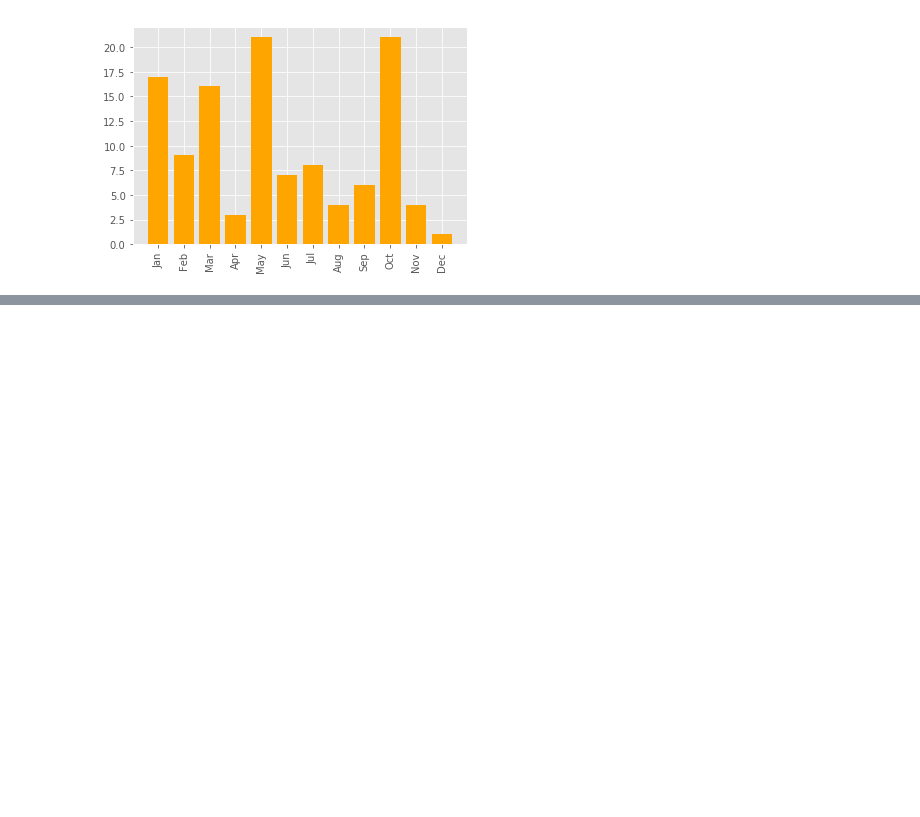
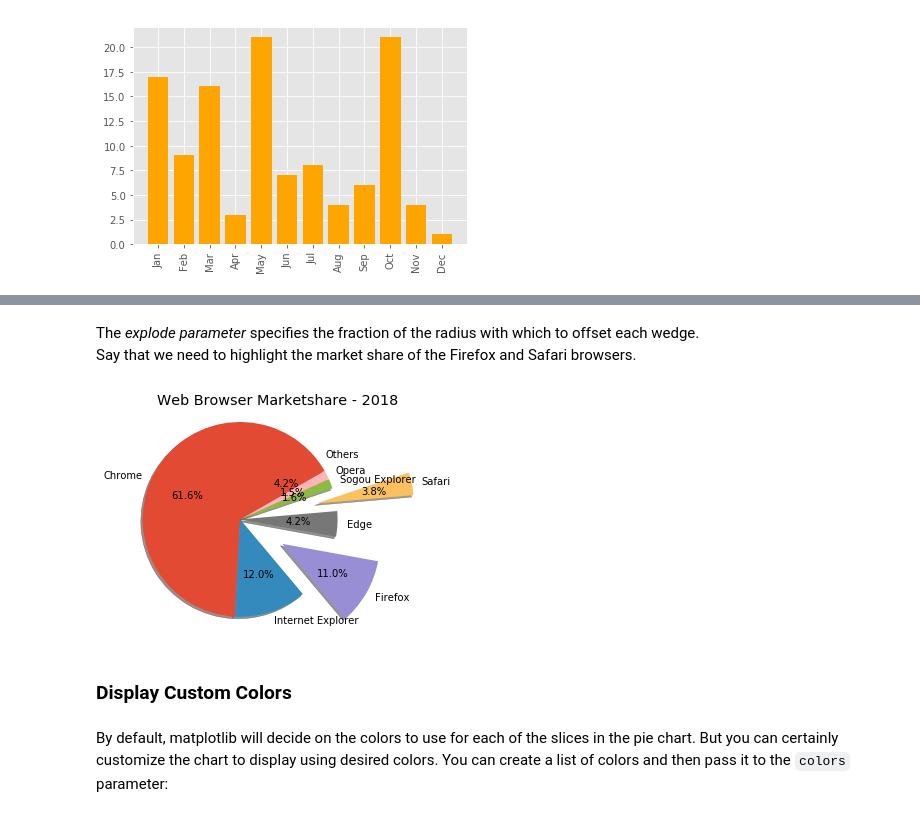
Before and after one commit to Adachika/python-machine-learning, a Jupyter notebook: 04_data_visualization_using_matplotlib.ipynb, the cells around one changed output, grey strips where cells are left out. Cells and saved outputs as stored; diff of their text form; code cells hidden in the pictures; blank space fills up the shorter version.

```diff
--- a/04_data_visualization_using_matplotlib.ipynb
+++ b/04_data_visualization_using_matplotlib.ipynb
@@ -207,0 +260,26 @@ plt.show()
+# %% [markdown]
+The _explode parameter_ specifies the fraction of the radius with which to offset each wedge.
+Say that we need to highlight the market share of the Firefox and Safari browsers.
+# %%
+explode = (0,0,0.5,0,0.8,0,0,0)
+# %%
+plt.pie(marketshare,
+        explode = explode, # fraction of the radius which to offset each wedge
+        labels = labels,
+        autopct="%.1f%%", # string or function used to label the wedges with
+                          # their numeric value
+        shadow=True,
+        startangle=45     # rotates the start of the pie chart by
+                          # angle degrees counterclockwise from the x-asis
+       )
+
+plt.axis("equal")         # turns off the axis lines and labels
+plt.title("Web Browser Marketshare - 2018")
+plt.show()
+# %% [output]
+[figure, added]
+# %% [markdown]
+<a id="display-custom-colors"></a>
+### Display Custom Colors
+# %% [markdown]
+By default, matplotlib will decide on the colors to use for each of the slices in the pie chart. But you can certainly customize the chart to display using desired colors. You can create a list of colors and then pass it to the `colors` parameter:
```
Also changed, not shown: parts of 60 cells of this notebook, 5 other files.
